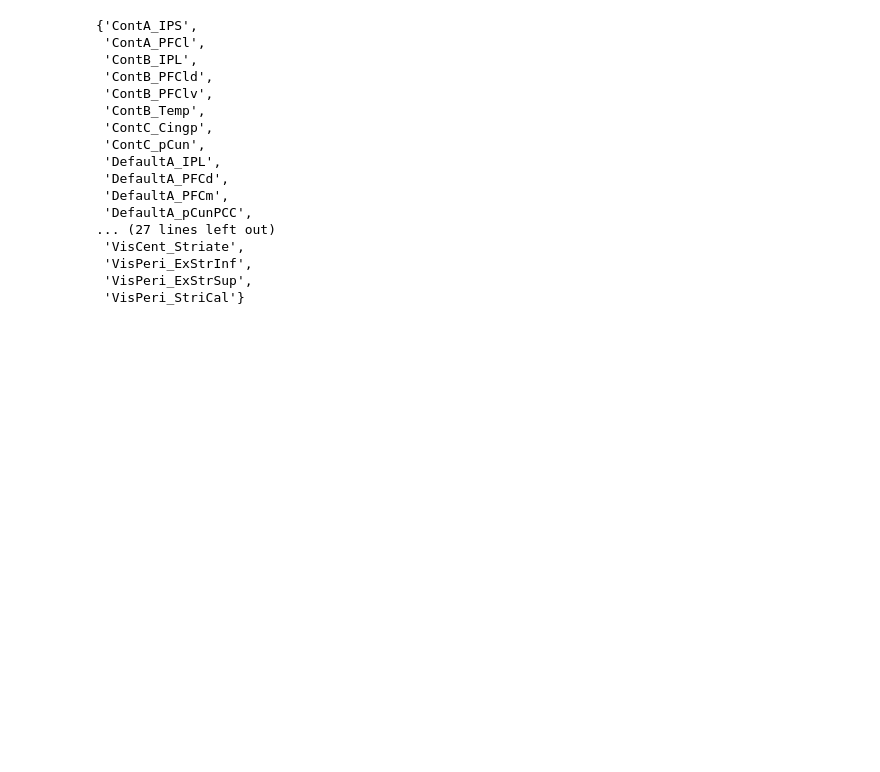
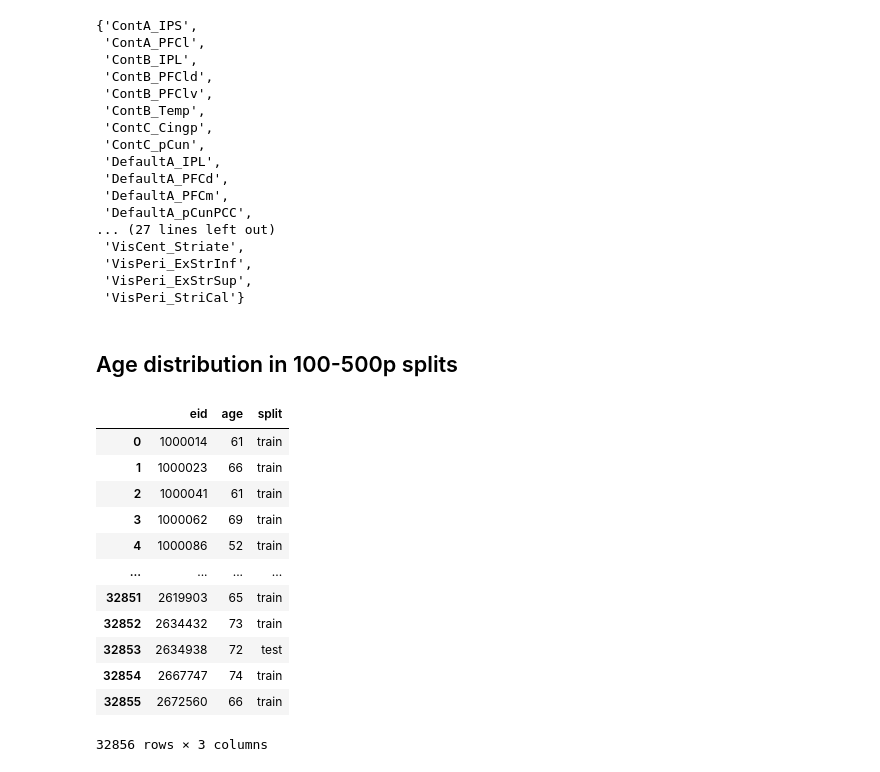
Before and after one commit to laura-riedel/brain_age_1D-CNN, a Jupyter notebook: src/data_specifics.ipynb, the cells around one changed output. Cells and saved outputs as stored; diff of their text form; code cells hidden in the pictures; blank space fills up the shorter version.

```diff
--- a/src/data_specifics.ipynb
+++ b/src/data_specifics.ipynb
@@ -336,3 +336,5 @@ set(labels_17n100p).intersection(set(labels_17n1000p))
  'VisPeri_ExStrInf',
  'VisPeri_ExStrSup',
  'VisPeri_StriCal'}
+# %% [markdown]
+## Age distribution in 100-500p splits
@@ -338,0 +356,16 @@ set(labels_17n100p).intersection(set(labels_17n1000p))
+# %%
+data_df
+# %% [output]
+|  | eid | age | split |
+| 0 | 1000014 | 61 | train |
+| 1 | 1000023 | 66 | train |
+| 2 | 1000041 | 61 | train |
+| 3 | 1000062 | 69 | train |
+| 4 | 1000086 | 52 | train |
+| ... | ... | ... | ... |
+| 32851 | 2619903 | 65 | train |
+| 32852 | 2634432 | 73 | train |
+| 32853 | 2634938 | 72 | test |
+| 32854 | 2667747 | 74 | train |
+| 32855 | 2672560 | 66 | train |
+32856 rows × 3 columns
```
Also changed, not shown: parts of 5 cells of this notebook.
